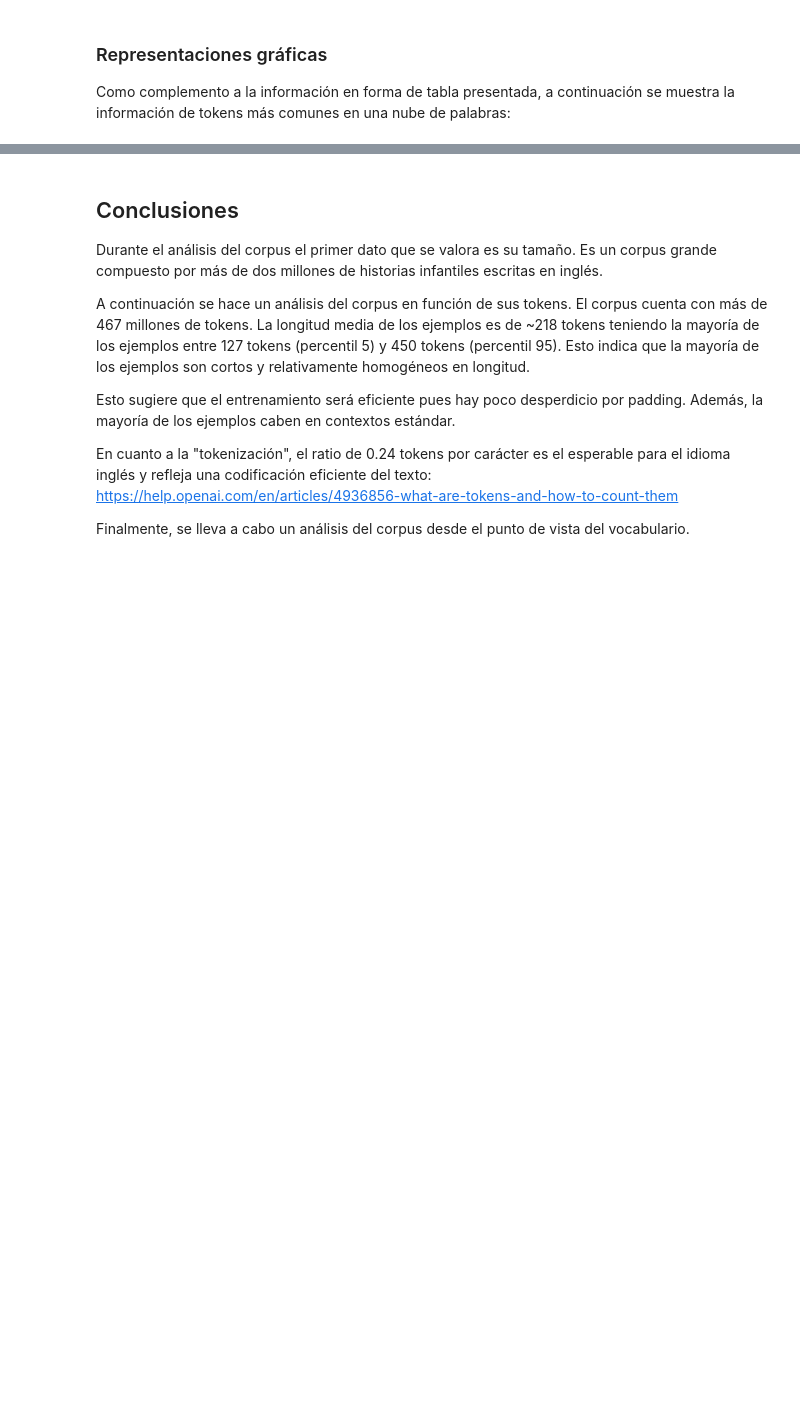
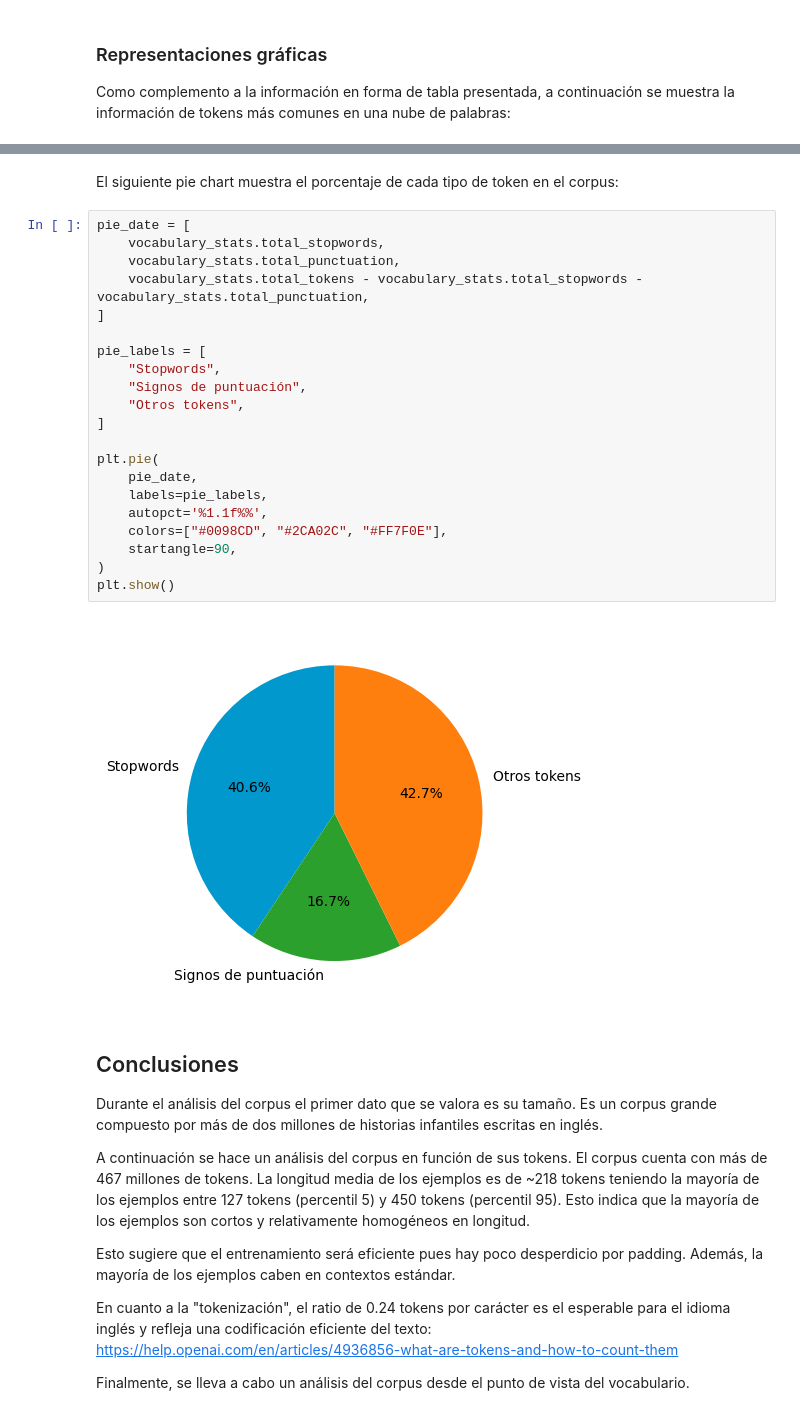
Before and after one commit to JoseExposito/llm-from-scratch, a Jupyter notebook: src/00_eda/eda.ipynb, the cells around one changed output, grey strips where cells are left out. Cells and saved outputs as stored; diff of their text form; blank space fills up the shorter version.

```diff
--- a/src/00_eda/eda.ipynb
+++ b/src/00_eda/eda.ipynb
@@ -254,3 +297,28 @@ plt.show()
+# %% [markdown]
+El siguiente pie chart muestra el porcentaje de cada tipo de token en el corpus:
+# %%
+pie_date = [
+    vocabulary_stats.total_stopwords,
+    vocabulary_stats.total_punctuation,
+    vocabulary_stats.total_tokens - vocabulary_stats.total_stopwords - vocabulary_stats.total_punctuation,
+]
+
+pie_labels = [
+    "Stopwords",
+    "Signos de puntuación",
+    "Otros tokens",
+]
+
+plt.pie(
+    pie_date,
+    labels=pie_labels,
+    autopct='%1.1f%%',
+    colors=["#0098CD", "#2CA02C", "#FF7F0E"],
+    startangle=90,
+)
+plt.show()
+# %% [output]
+[figure, added]
 # %% [markdown]
 ## Conclusiones
 
```
Also changed, not shown: parts of 8 cells of this notebook.
